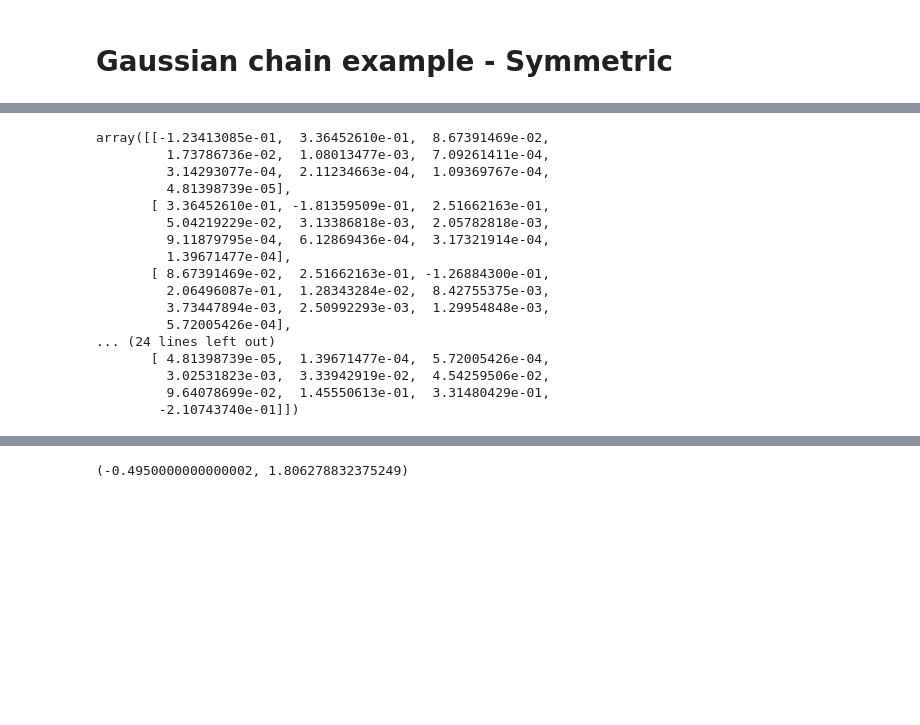
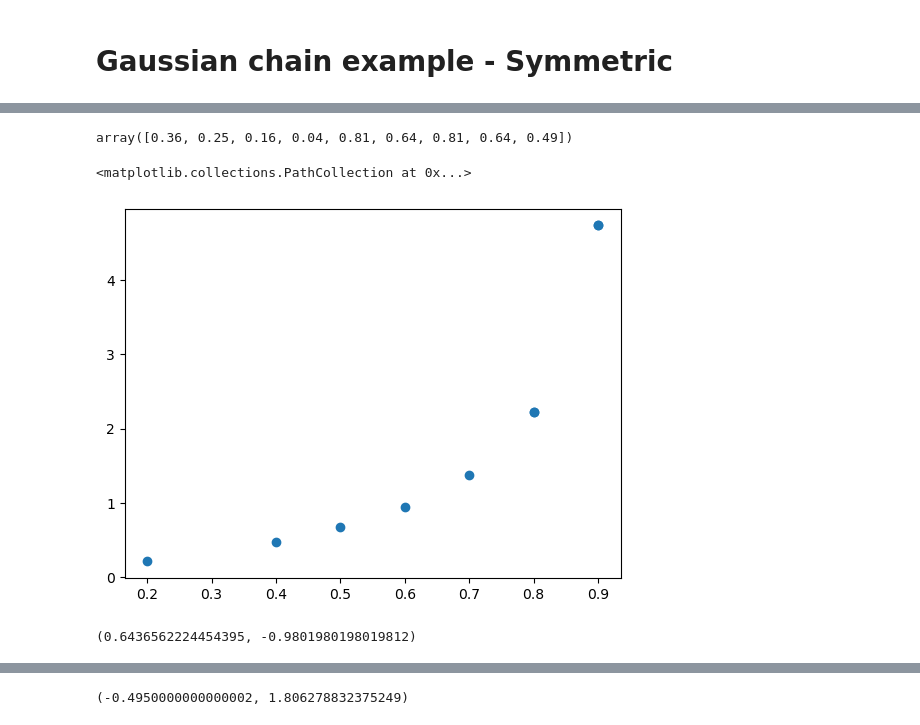
Before and after one commit to jonasbruhub/Analysis-of-Production-flow-systems-with-focus-on-industry, a Jupyter notebook: Simulations and code/Example Gaussian chain - cor.ipynb, the cells around one changed output, grey strips where cells are left out. Cells and saved outputs as stored; diff of their text form; code cells hidden in the pictures; blank space fills up the shorter version.

```diff
--- a/Simulations and code/Example Gaussian chain - cor.ipynb
+++ b/Simulations and code/Example Gaussian chain - cor.ipynb
@@ -170,23 +176,32 @@ plt.savefig(figures_path + "Chain graph from symmetric G obs", bbox_inches='tigh
-# %%
-G_dir
-# %% [output]
-array([[-1.23413085e-01,  3.36452610e-01,  8.67391469e-02,
-         1.73786736e-02,  1.08013477e-03,  7.09261411e-04,
-         3.14293077e-04,  2.11234663e-04,  1.09369767e-04,
-         4.81398739e-05],
-       [ 3.36452610e-01, -1.81359509e-01,  2.51662163e-01,
-         5.04219229e-02,  3.13386818e-03,  2.05782818e-03,
-         9.11879795e-04,  6.12869436e-04,  3.17321914e-04,
-         1.39671477e-04],
-       [ 8.67391469e-02,  2.51662163e-01, -1.26884300e-01,
-         2.06496087e-01,  1.28343284e-02,  8.42755375e-03,
-         3.73447894e-03,  2.50992293e-03,  1.29954848e-03,
-         5.72005426e-04],
-... (24 lines left out)
-       [ 4.81398739e-05,  1.39671477e-04,  5.72005426e-04,
-         3.02531823e-03,  3.33942919e-02,  4.54259506e-02,
-         9.64078699e-02,  1.45550613e-01,  3.31480429e-01,
-        -2.10743740e-01]])
+# %%
+np.array([0.6,
+        0.5,
+        0.4,
+        0.2,
+        0.9,
+        0.8,
+        0.9,
+        0.8,
+        0.7])
+# %% [output]
+array([0.36, 0.25, 0.16, 0.04, 0.81, 0.64, 0.81, 0.64, 0.49])
+# %%
+plt.scatter(np.array([0.6,
+        0.5,
+        0.4,
+        0.2,
+        0.9,
+        0.8,
+        0.9,
+        0.8,
+        0.7]), np.diag((G_dir), k = 1))
+# %% [output]
+<matplotlib.collections.PathCollection at 0x...>
+[figure, added]
+# %%
+np.linalg.eig(G_dir).eigenvalues.max(), np.linalg.eig(G_dir).eigenvalues.min()
+# %% [output]
+(0.6436562224454395, -0.9801980198019812)
 # %%
 np.linalg.eig(np.eye(N) + G_obs).eigenvalues.min(), np.linalg.eig(np.eye(N) + G_obs).eigenvalues.max()
 # %% [output]
```
Also changed, not shown: parts of 2 cells of this notebook, 26 other files.
